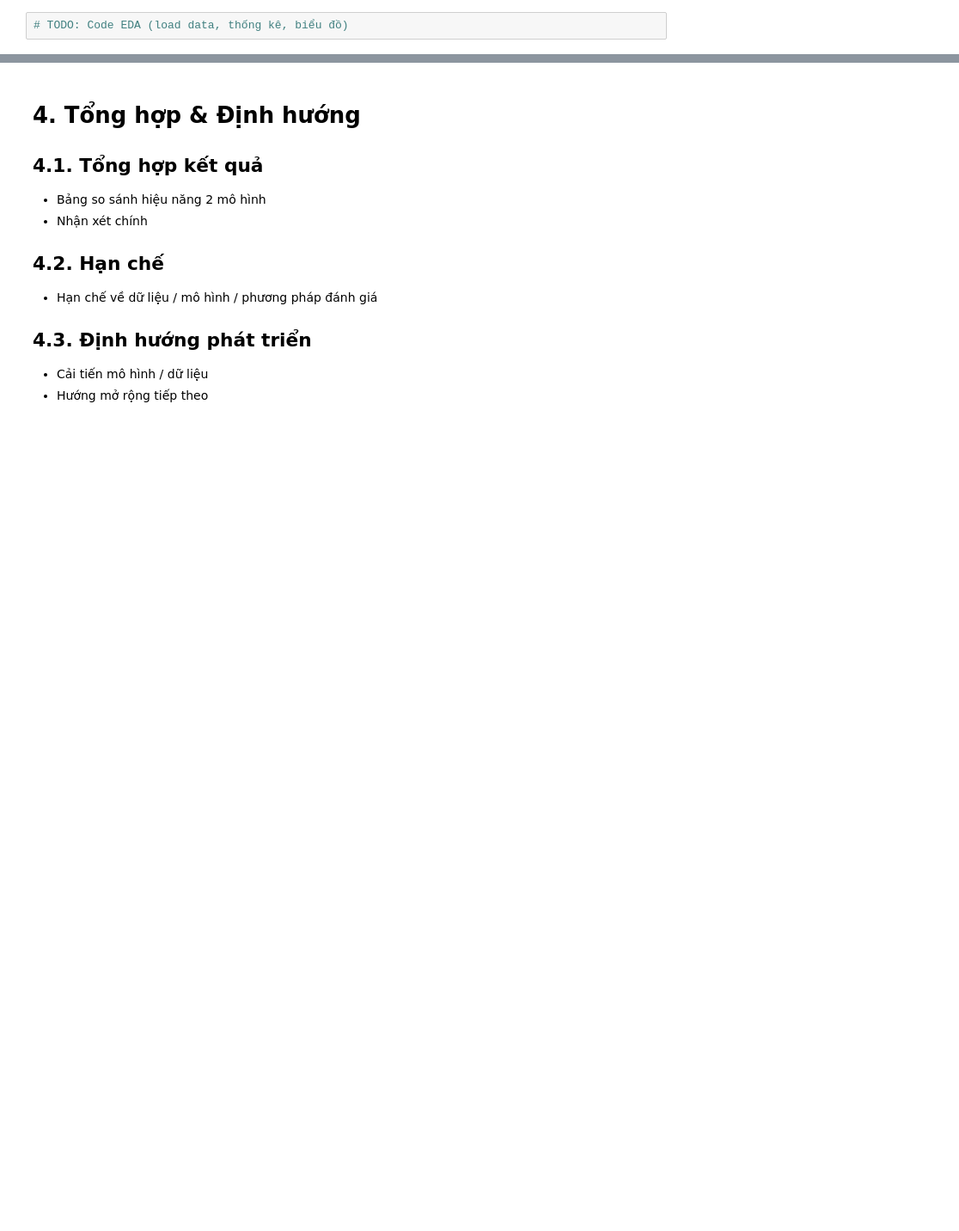
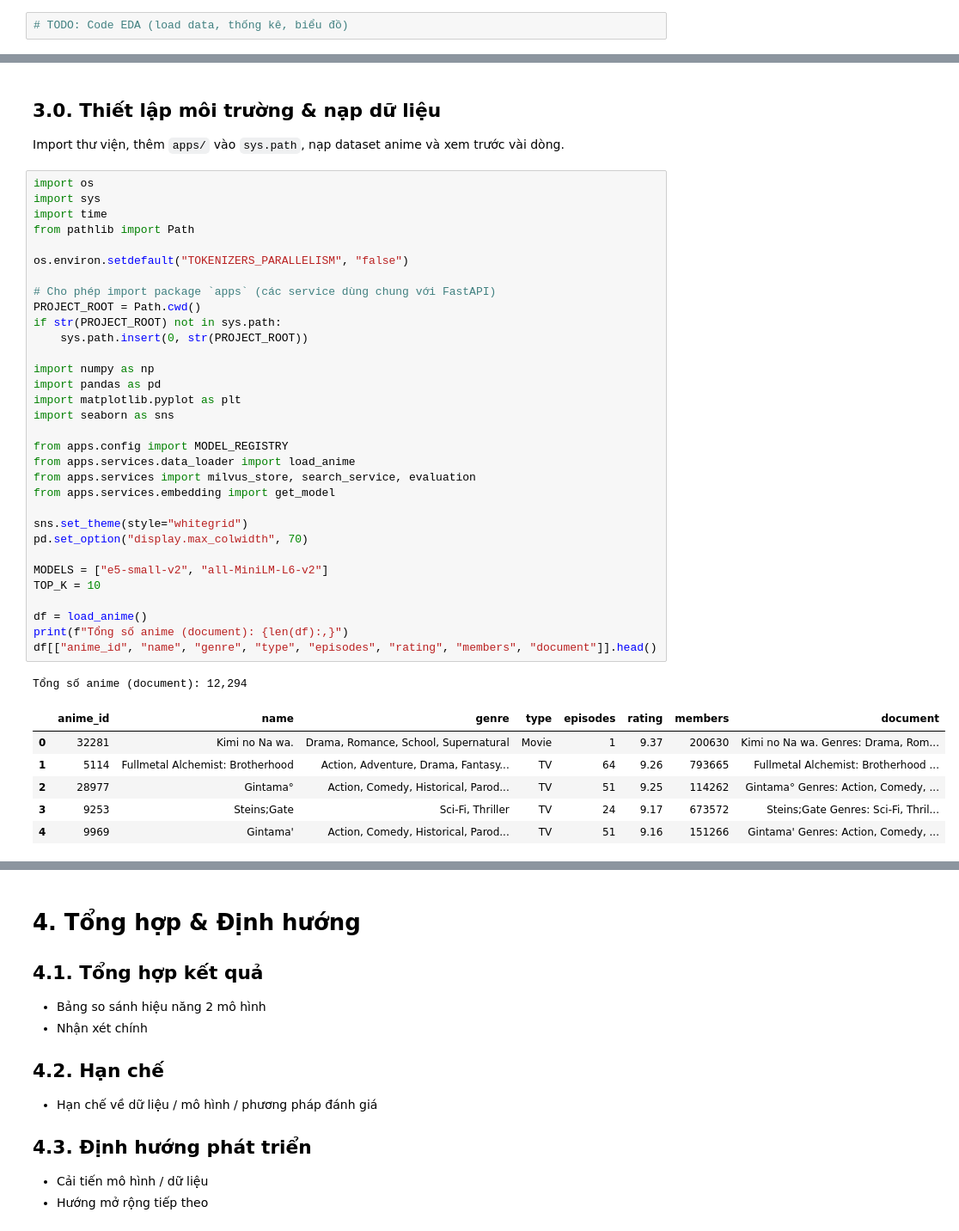
Before and after one commit to MasterSE-FSB/vector-space-model, a Jupyter notebook: vector-space-model.ipynb, the cells around one changed output, grey strips where cells are left out. Shown at 86% size. Saved outputs shown, nothing was run; the diff lists cells and outputs as text; blank space fills up the shorter version.

```diff
--- a/vector-space-model.ipynb
+++ b/vector-space-model.ipynb
@@ -80,0 +70,44 @@ _(Sườn bài — nội dung chi tiết sẽ điền sau)_
+# %% [markdown]
+## 3.0. Thiết lập môi trường & nạp dữ liệu
+
+Import thư viện, thêm `apps/` vào `sys.path`, nạp dataset anime và xem trước vài dòng.
+# %%
+import os
+import sys
+import time
+from pathlib import Path
+
+os.environ.setdefault("TOKENIZERS_PARALLELISM", "false")
+
+# Cho phép import package `apps` (các service dùng chung với FastAPI)
+PROJECT_ROOT = Path.cwd()
+if str(PROJECT_ROOT) not in sys.path:
+    sys.path.insert(0, str(PROJECT_ROOT))
+
+import numpy as np
+import pandas as pd
+import matplotlib.pyplot as plt
+import seaborn as sns
+
+from apps.config import MODEL_REGISTRY
+from apps.services.data_loader import load_anime
+from apps.services import milvus_store, search_service, evaluation
+from apps.services.embedding import get_model
+
+sns.set_theme(style="whitegrid")
+pd.set_option("display.max_colwidth", 70)
+
+MODELS = ["e5-small-v2", "all-MiniLM-L6-v2"]
+TOP_K = 10
+
+df = load_anime()
+print(f"Tổng số anime (document): {len(df):,}")
+df[["anime_id", "name", "genre", "type", "episodes", "rating", "members", "document"]].head()
+# %% [output]
+Tổng số anime (document): 12,294
+|  | anime_id | name | genre | type | episodes | rating | members | document |
+| 0 | 32281 | Kimi no Na wa. | Drama, Romance, School, Supernatural | Movie | 1 | 9.37 | 200630 | Kimi no Na wa. Genres: Drama, Rom... |
+| 1 | 5114 | Fullmetal Alchemist: Brotherhood | Action, Adventure, Drama, Fantasy... | TV | 64 | 9.26 | 793665 | Fullmetal Alchemist: Brotherhood ... |
+| 2 | 28977 | Gintama° | Action, Comedy, Historical, Parod... | TV | 51 | 9.25 | 114262 | Gintama° Genres: Action, Comedy, ... |
+| 3 | 9253 | Steins;Gate | Sci-Fi, Thriller | TV | 24 | 9.17 | 673572 | Steins;Gate Genres: Sci-Fi, Thril... |
+| 4 | 9969 | Gintama' | Action, Comedy, Historical, Parod... | TV | 51 | 9.16 | 151266 | Gintama' Genres: Action, Comedy, ... |
```
Also changed, not shown: parts of 17 cells of this notebook, 1 other file.
